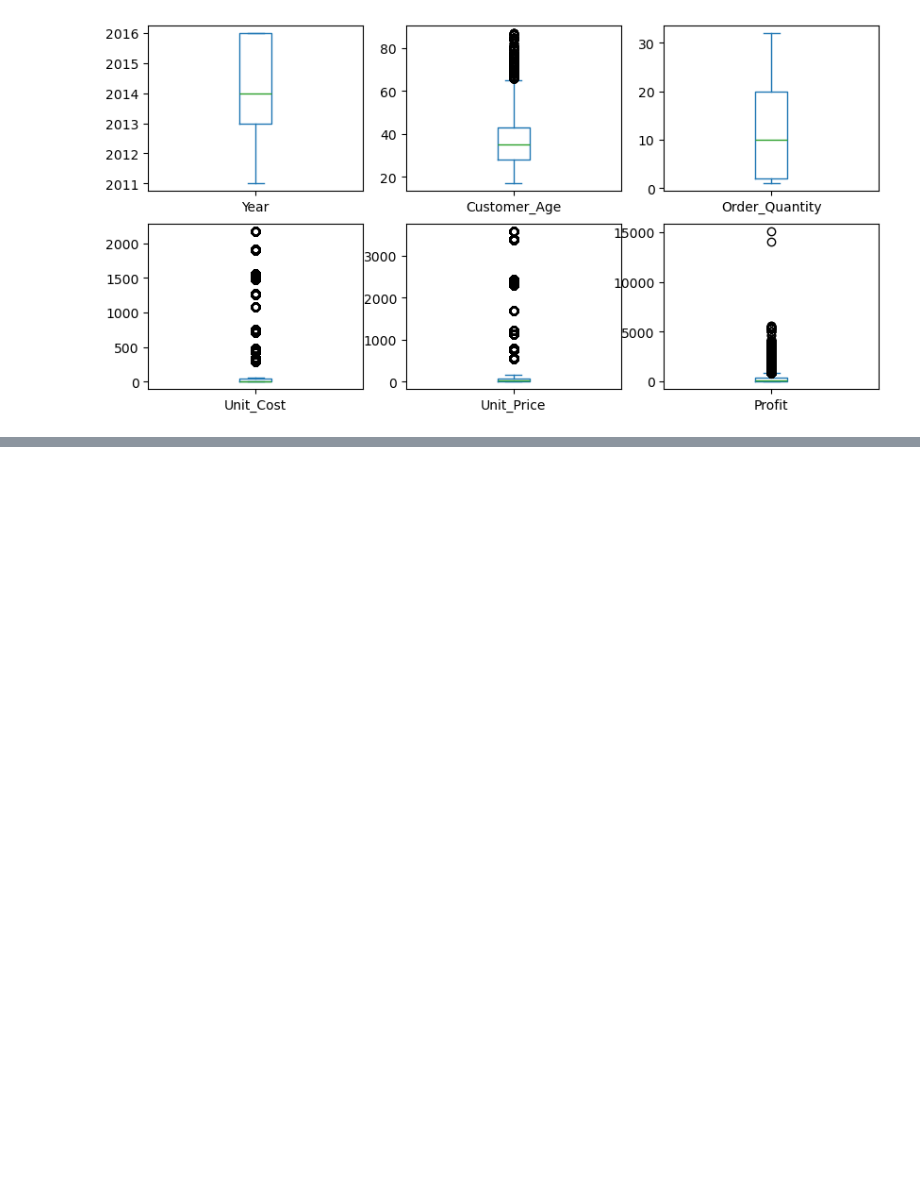
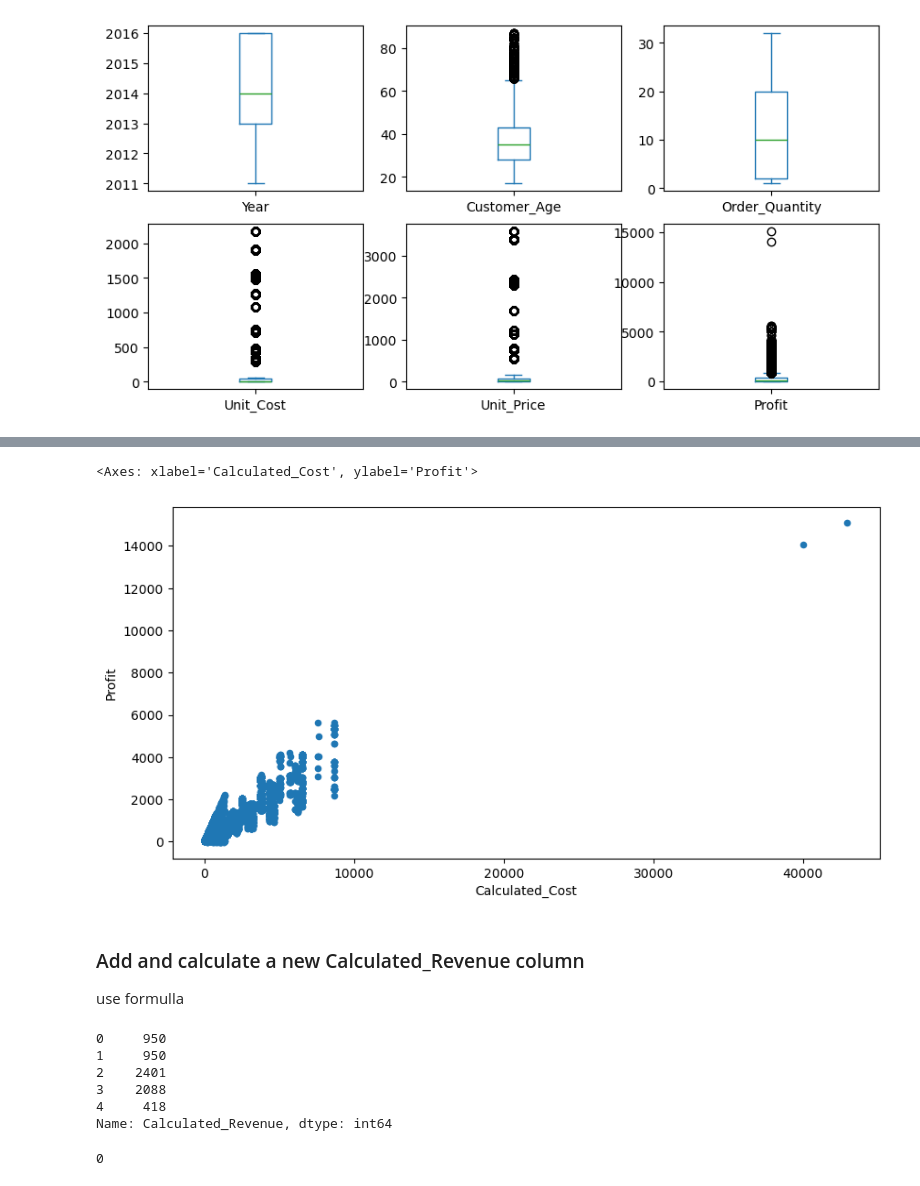
Before and after one commit to ihtisham987/DataAnlysis, a Jupyter notebook: BikeSalesAnalysis.i.ipynb, the cells around one changed output, grey strips where cells are left out. Drawn from its saved outputs; the diff is of its cells as text; code cells hidden in the pictures; blank space fills up the shorter version.

```diff
--- a/BikeSalesAnalysis.i.ipynb
+++ b/BikeSalesAnalysis.i.ipynb
@@ -221,0 +263,22 @@ dtype: object
+# %%
+df.plot(kind='scatter', x='Calculated_Cost', y='Profit', figsize=(10, 5))
+# %% [output]
+<Axes: xlabel='Calculated_Cost', ylabel='Profit'>
+[figure, added]
+# %% [markdown]
+### Add and calculate a new Calculated_Revenue column
+use formulla
+# %%
+df["Calculated_Revenue"] = df["Cost"] + df["Profit"]
+df["Calculated_Revenue"].head()
+# %% [output]
+0     950
+1     950
+2    2401
+3    2088
+4     418
+Name: Calculated_Revenue, dtype: int64
+# %%
+(df["Calculated_Revenue"] != df["Revenue"]).sum()
+# %% [output]
+0
```
Also changed, not shown: parts of 26 cells of this notebook.
